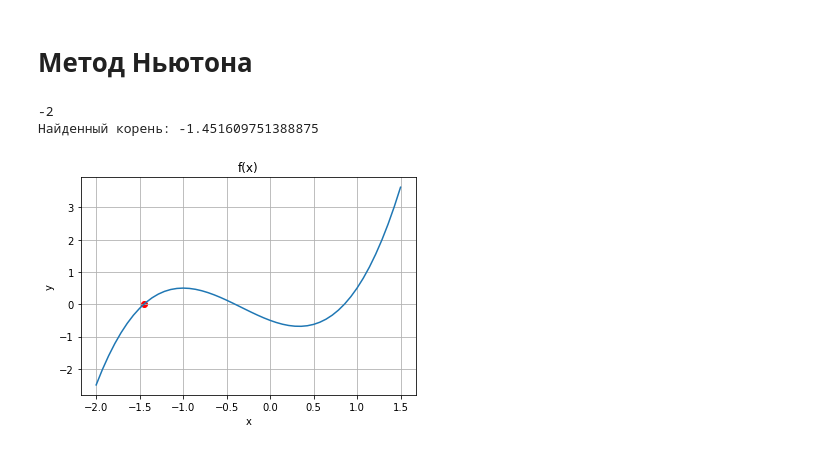
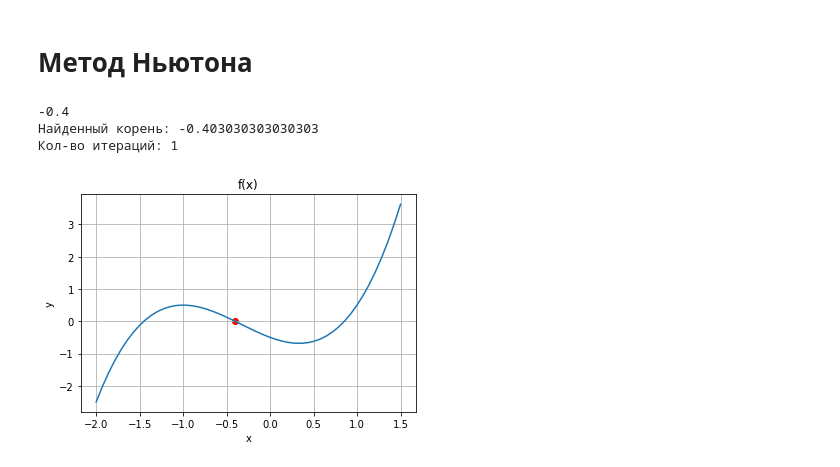
Before and after one commit to egordionok/NumericalMethods, a Jupyter notebook: Lab2/Lab2.1.ipynb, the cells around one changed output. Drawn from its saved outputs; the diff is of its cells as text; code cells hidden in the pictures.

```diff
--- a/Lab2/Lab2.1.ipynb
+++ b/Lab2/Lab2.1.ipynb
@@ -38,21 +38,25 @@ def simpl_iter(x0, eps=0.0001):
     if math.fabs(derphi(x0)) > 1:
         raise Exception(f"Не выполнено условие сходимости метода, phi'({x0}) = {derphi(x0)}")
 
+    i = 0
     x = x0
     while math.fabs(f(x)) > eps:
+        i+=1
         x = phi(x)
 
-    return (x)
+    return x, i
 
 def Newton(x0, eps=0.0001):
     if f(x0)*der2f(x0) <= 0:
         raise Exception(f"Не выполнено условие сходимости метода f({x0})*f''({x0}) = {f(x0)*der2f(x0)} < 0")
 
     x = x0
+    i = 0
     while math.fabs(f(x)) > eps:
+        i += 1
         x = x - f(x)/derf(x)
 
-    return x
+    return x, i
 # %% [markdown]
 # Метод простых итераций
 # %%
@@ -72,17 +79,20 @@ Exception: Не выполнено условие сходимости мето
 # %% [markdown]
 # Метод Ньютона
 # %%
-xk = Newton(*list(map(float, input().split())))
+xk, n = Newton(*list(map(float, input().split())))
 print('Найденный корень:', xk)
+print('Кол-во итераций:', n)
+
 
 plt.title("f(x)")
 plt.xlabel("x")
 plt.ylabel("y")
 plt.grid()
 plt.plot(x, [f(i) for i in x])
 plt.scatter(xk, f(xk), c='red')
 None
 # %% [output]
--2
-Найденный корень: -1.451609751388875
+-0.4
+Найденный корень: -0.403030303030303
+Кол-во итераций: 1
-[figure, old version]
+[figure, new version]
```
Also changed, not shown: parts of 3 cells of this notebook, 2 other files.
